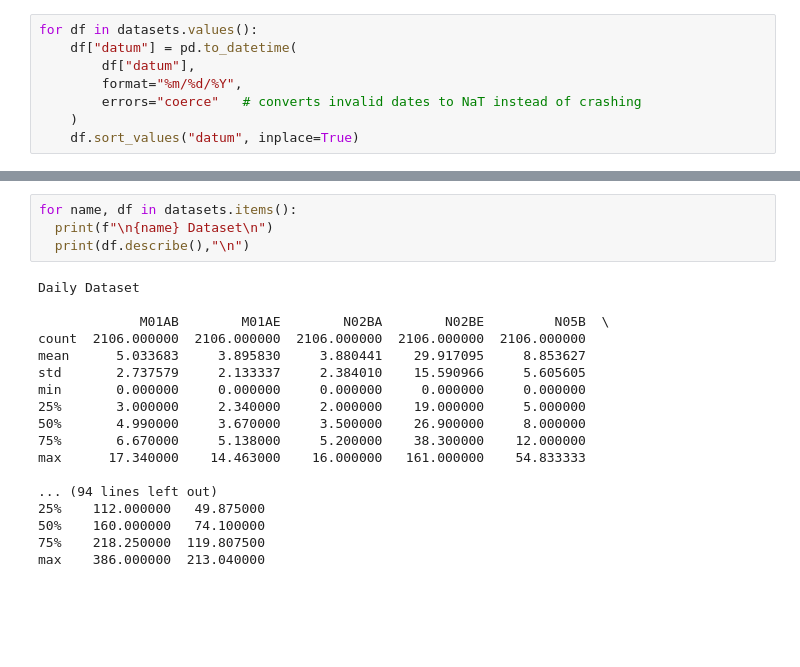
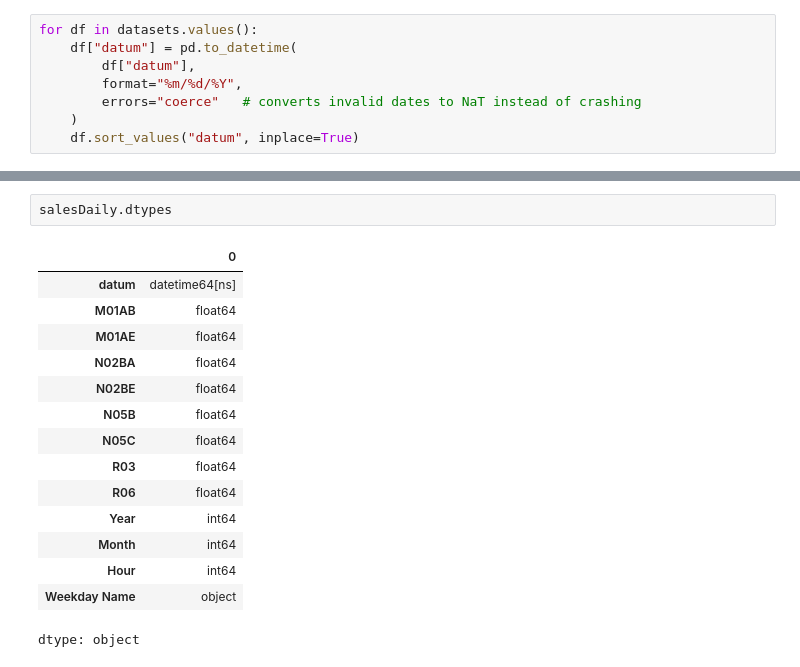
Before and after one commit to Adhi1755/Pharma-Sales-Analysis, a Jupyter notebook: Pharma_Slaes.ipynb, the cells around one changed output, grey strips where cells are left out. Saved outputs shown, nothing was run; the diff lists cells and outputs as text; blank space fills up the shorter version.

```diff
--- a/Pharma_Slaes.ipynb
+++ b/Pharma_Slaes.ipynb
@@ -178,22 +80,18 @@ dtype: object
-# %%
-for name, df in datasets.items():
-  print(f"\n{name} Dataset\n")
-  print(df.describe(),"\n")
-# %% [output]
-Daily Dataset
-
-             M01AB        M01AE        N02BA        N02BE         N05B  \
-count  2106.000000  2106.000000  2106.000000  2106.000000  2106.000000
-mean      5.033683     3.895830     3.880441    29.917095     8.853627
-std       2.737579     2.133337     2.384010    15.590966     5.605605
-min       0.000000     0.000000     0.000000     0.000000     0.000000
-25%       3.000000     2.340000     2.000000    19.000000     5.000000
-50%       4.990000     3.670000     3.500000    26.900000     8.000000
-75%       6.670000     5.138000     5.200000    38.300000    12.000000
-max      17.340000    14.463000    16.000000   161.000000    54.833333
-
-... (94 lines left out)
-25%    112.000000   49.875000
-50%    160.000000   74.100000
-75%    218.250000  119.807500
-max    386.000000  213.040000
+# %%
+salesDaily.dtypes
+# %% [output]
+|  | 0 |
+| datum | datetime64[ns] |
+| M01AB | float64 |
+| M01AE | float64 |
+| N02BA | float64 |
+| N02BE | float64 |
+| N05B | float64 |
+| N05C | float64 |
+| R03 | float64 |
+| R06 | float64 |
+| Year | int64 |
+| Month | int64 |
+| Hour | int64 |
+| Weekday Name | object |
+dtype: object
```
Also changed, not shown: parts of 12 cells of this notebook.
